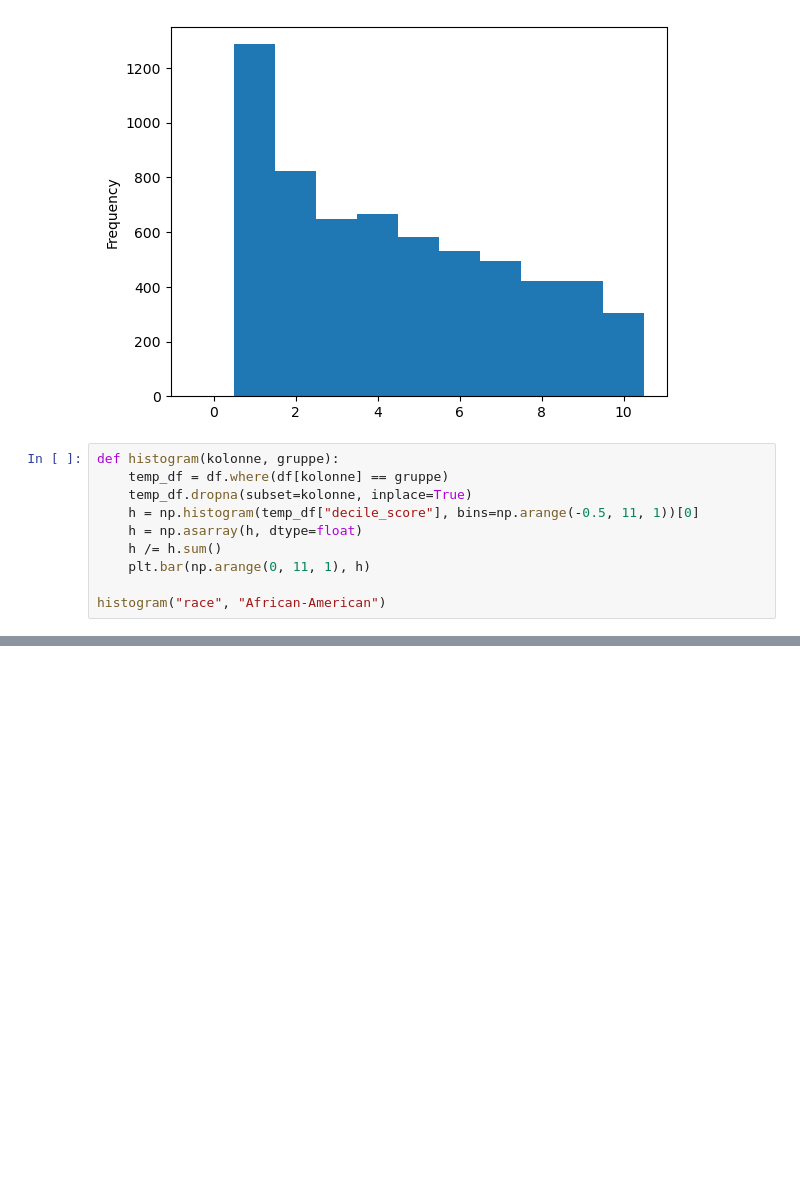
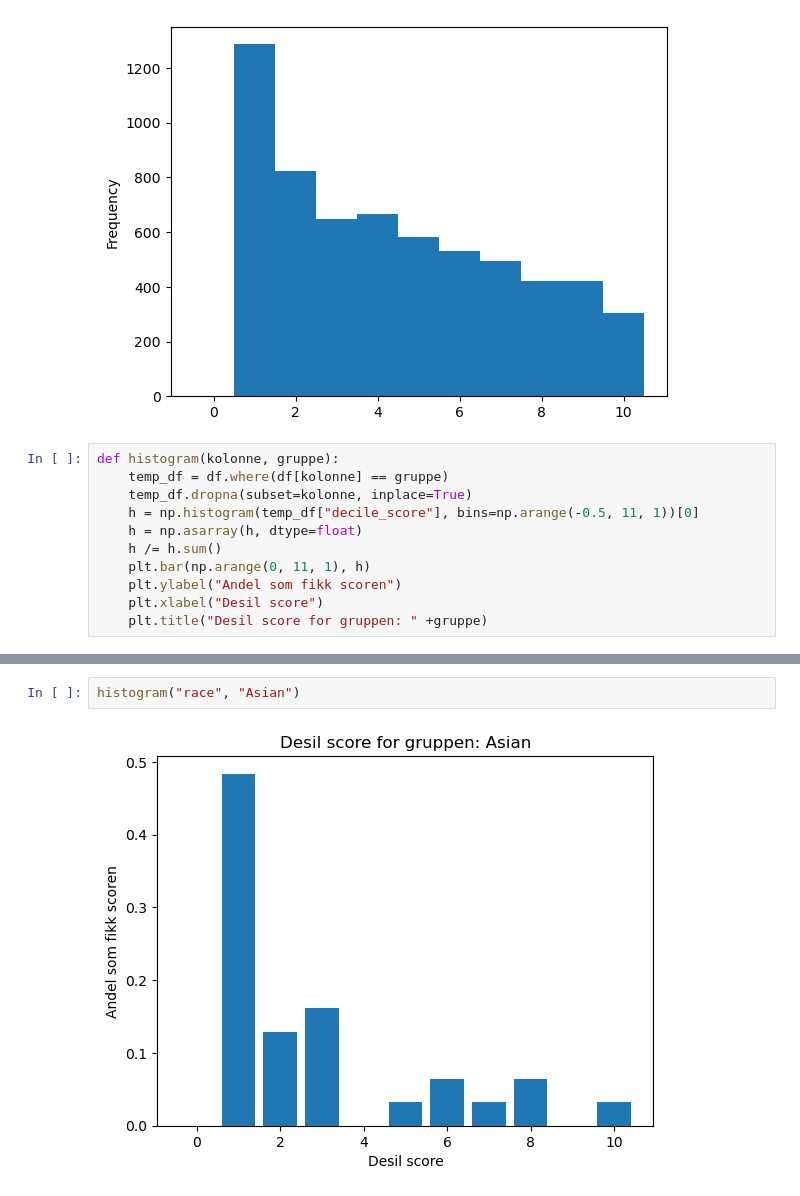
Before and after one commit to asmund20/hon2200-prosjekt, a Jupyter notebook: notebooks/1a.ipynb, the cells around one changed output, grey strips where cells are left out. Cells and saved outputs as stored; diff of their text form; blank space fills up the shorter version.

Commit message:
plottet  desilscorene for de fleste grupper

```diff
--- a/notebooks/1a.ipynb
+++ b/notebooks/1a.ipynb
@@ -74,5 +74,6 @@ def histogram(kolonne, gruppe):
     h = np.asarray(h, dtype=float)
     h /= h.sum()
     plt.bar(np.arange(0, 11, 1), h)
-
-histogram("race", "African-American")
+    plt.ylabel("Andel som fikk scoren")
+    plt.xlabel("Desil score")
+    plt.title("Desil score for gruppen: " +gruppe)
@@ -80,0 +87,4 @@ histogram("race", "African-American")
+# %%
+histogram("race", "Asian")
+# %% [output]
+[figure, added]
```
Also changed, not shown: parts of 10 cells of this notebook.
